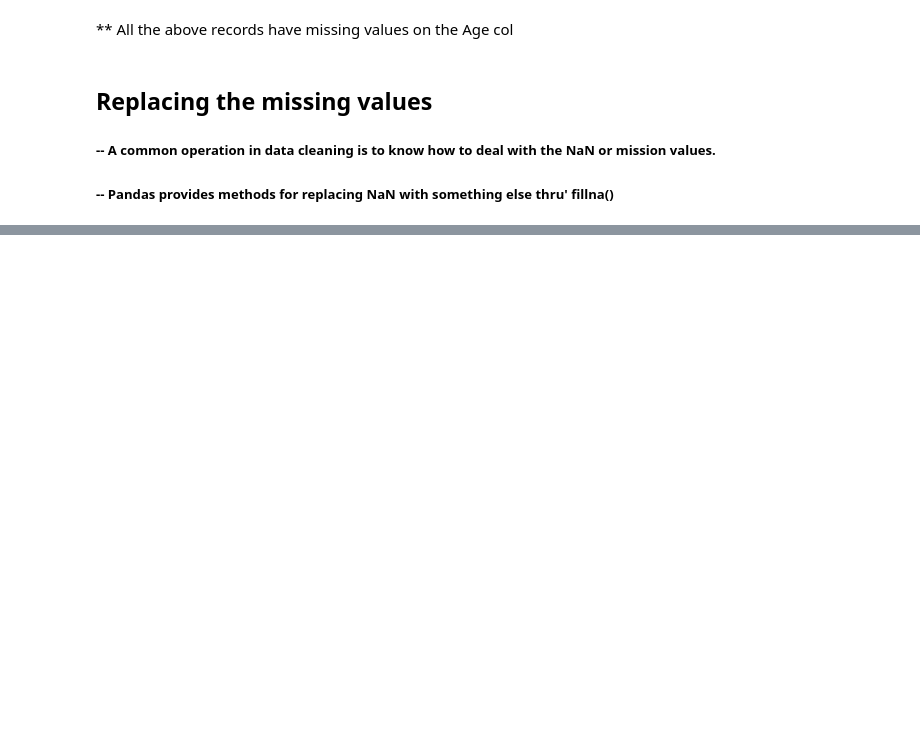
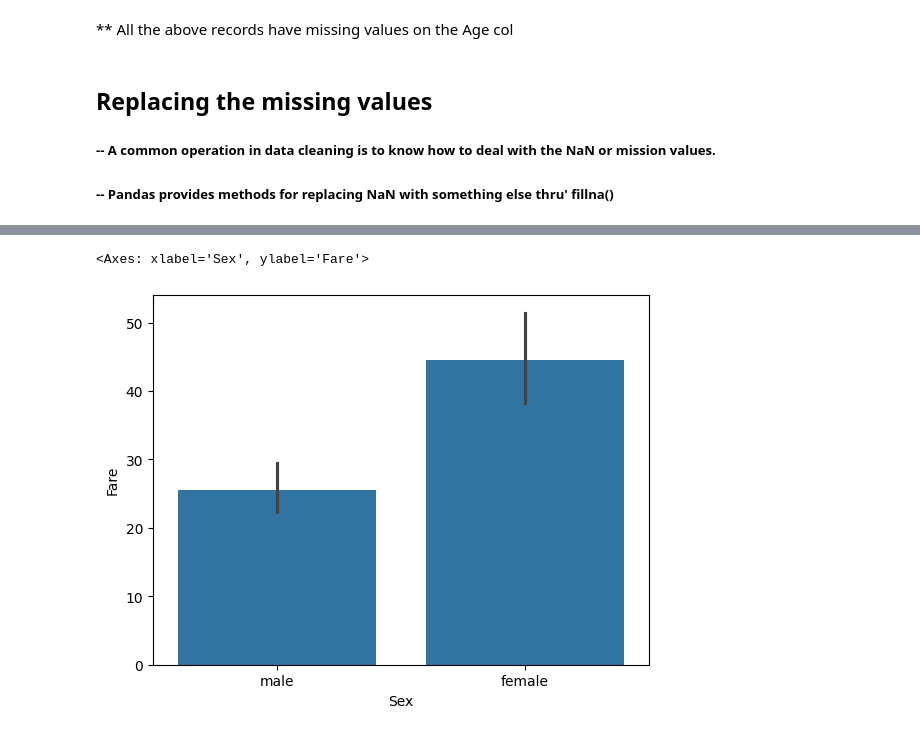
Before and after one commit to mut-rogers/data-science-bootcamp, a Jupyter notebook: wrangling.ipynb, the cells around one changed output, grey strips where cells are left out. Saved outputs shown, nothing was run; the diff lists cells and outputs as text; code cells hidden in the pictures; blank space fills up the shorter version.

```diff
--- a/wrangling.ipynb
+++ b/wrangling.ipynb
@@ -374,0 +651,5 @@ dataset[pd.isnull(dataset.Age)]
+# %%
+sns.barplot(data=dataset, x="Sex", y="Fare")
+# %% [output]
+<Axes: xlabel='Sex', ylabel='Fare'>
+[figure, added]
```
Also changed, not shown: parts of 42 cells of this notebook, 4 other files.
